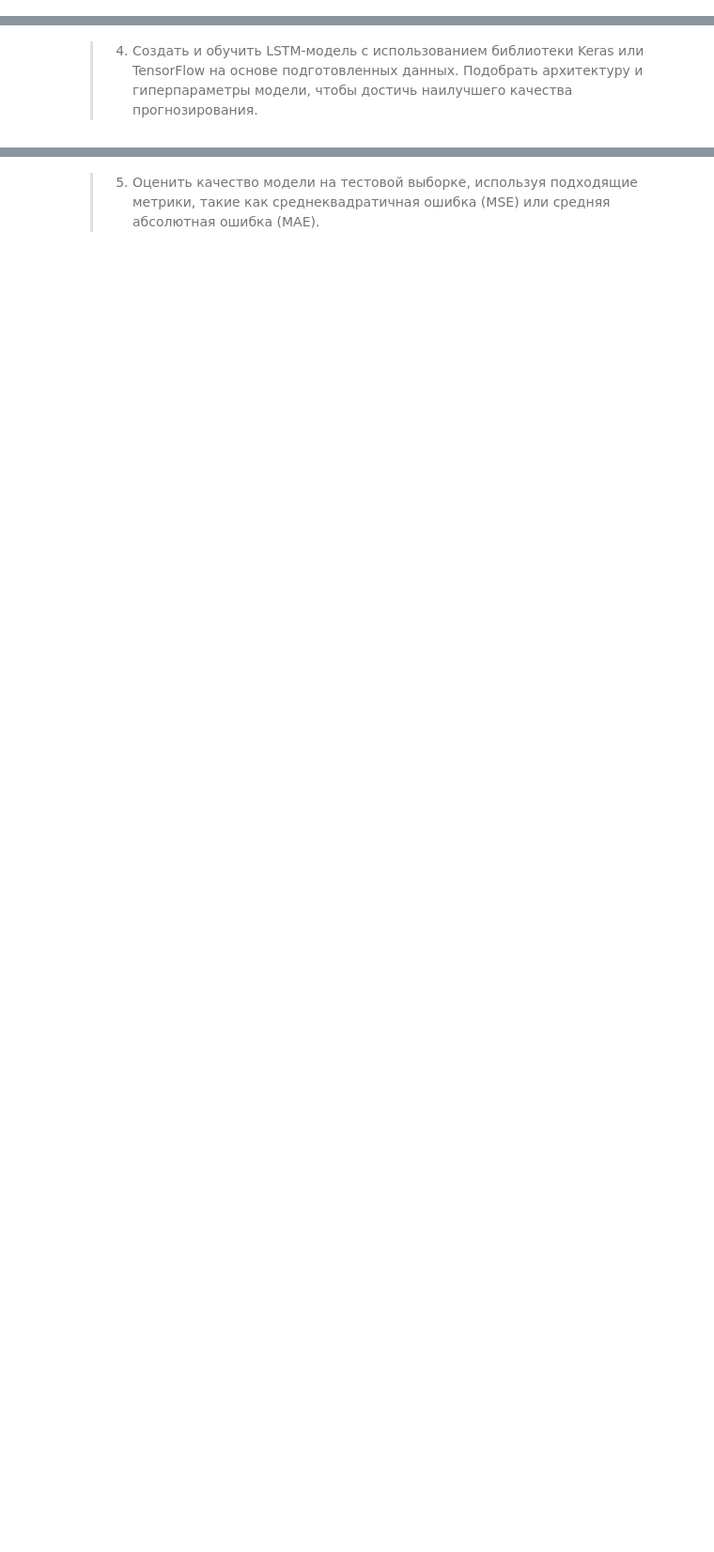
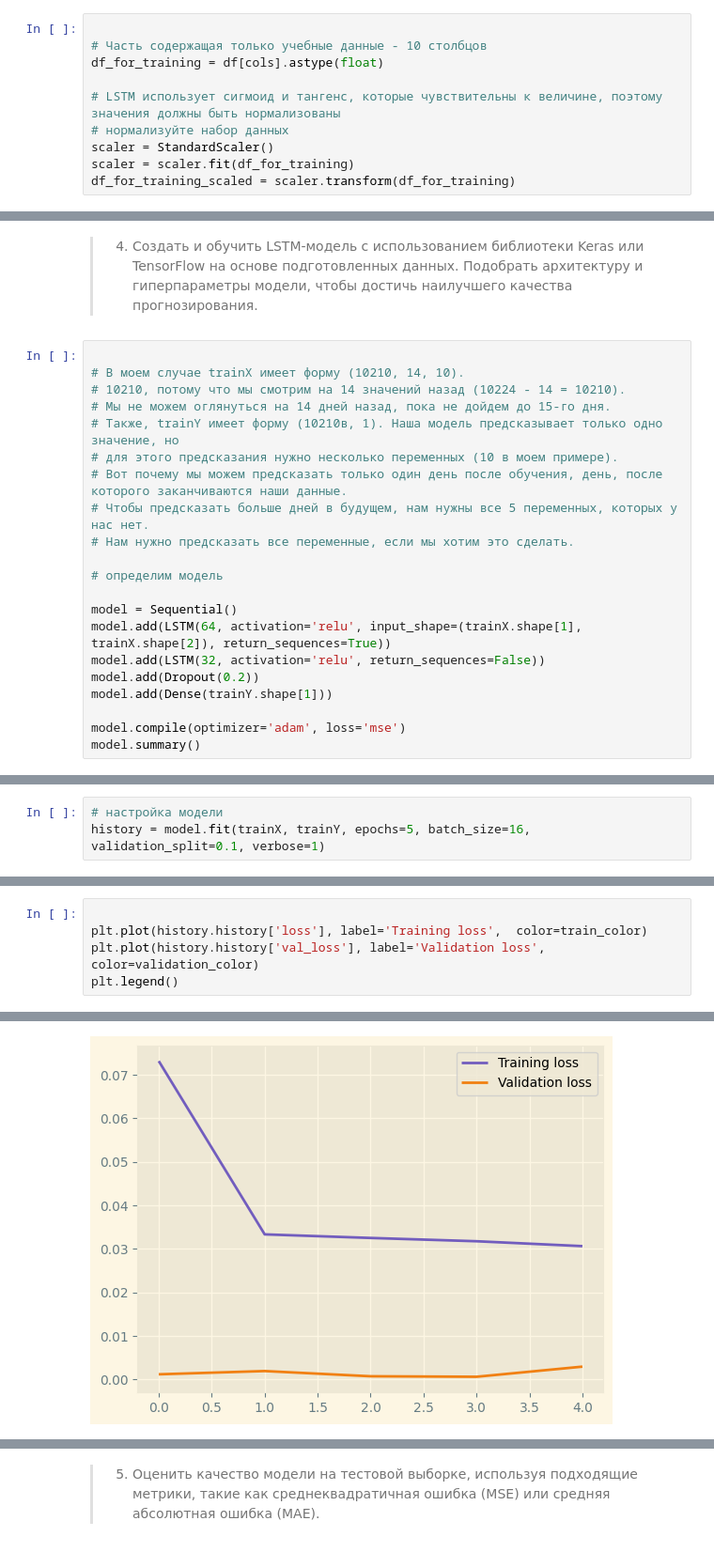
Before and after one commit to bkamuz/crypto-predictor, a Jupyter notebook: crypto-predictor.ipynb, the cells around one changed output, grey strips where cells are left out. Shown at 94% size. Drawn from its saved outputs; the diff is of its cells as text; blank space fills up the shorter version.

```diff
--- a/crypto-predictor.ipynb
+++ b/crypto-predictor.ipynb
@@ -172,2 +174,12 @@ df['close'].plot(figsize=(25,6), color=original_color)
+# %%
+
+# Часть содержащая только учебные данные - 10 столбцов
+df_for_training = df[cols].astype(float)
+
+# LSTM использует сигмоид и тангенс, которые чувствительны к величине, поэтому значения должны быть нормализованы
+# нормализуйте набор данных
+scaler = StandardScaler()
+scaler = scaler.fit(df_for_training)
+df_for_training_scaled = scaler.transform(df_for_training)
 # %% [markdown]
 > 3. С использованием библиотеки NumPy, разделить данные на обучающую и тестовую выборки.
@@ -280,2 +212,23 @@ ValueError: non-broadcastable output operand with shape (2400,1) doesn't match t
 # %% [markdown]
 > 4. Создать и обучить LSTM-модель с использованием библиотеки Keras или TensorFlow на основе подготовленных данных. Подобрать архитектуру и гиперпараметры модели, чтобы достичь наилучшего качества прогнозирования.
+# %%
+
+# В моем случае trainX имеет форму (10210, 14, 10).
+# 10210, потому что мы смотрим на 14 значений назад (10224 - 14 = 10210).
+# Мы не можем оглянуться на 14 дней назад, пока не дойдем до 15-го дня.
+# Также, trainY имеет форму (10210в, 1). Наша модель предсказывает только одно значение, но
+# для этого предсказания нужно несколько переменных (10 в моем примере).
+# Вот почему мы можем предсказать только один день после обучения, день, после которого заканчиваются наши данные.
+# Чтобы предсказать больше дней в будущем, нам нужны все 5 переменных, которых у нас нет.
+# Нам нужно предсказать все переменные, если мы хотим это сделать.
+
+# определим модель
+
+model = Sequential()
+model.add(LSTM(64, activation='relu', input_shape=(trainX.shape[1], trainX.shape[2]), return_sequences=True))
+model.add(LSTM(32, activation='relu', return_sequences=False))
+model.add(Dropout(0.2))
+model.add(Dense(trainY.shape[1]))
+
+model.compile(optimizer='adam', loss='mse')
+model.summary()
@@ -281,0 +253,3 @@ ValueError: non-broadcastable output operand with shape (2400,1) doesn't match t
+# %%
+# настройка модели
+history = model.fit(trainX, trainY, epochs=5, batch_size=16, validation_split=0.1, verbose=1)
@@ -281,0 +267,6 @@ ValueError: non-broadcastable output operand with shape (2400,1) doesn't match t
+# %%
+
+plt.plot(history.history['loss'], label='Training loss',  color=train_color)
+plt.plot(history.history['val_loss'], label='Validation loss',  color=validation_color)
+plt.legend()
+# %% [output]
@@ -281,0 +274 @@ ValueError: non-broadcastable output operand with shape (2400,1) doesn't match t
+[figure, added]
```
Also changed, not shown: parts of 39 cells of this notebook, 2 other files.
